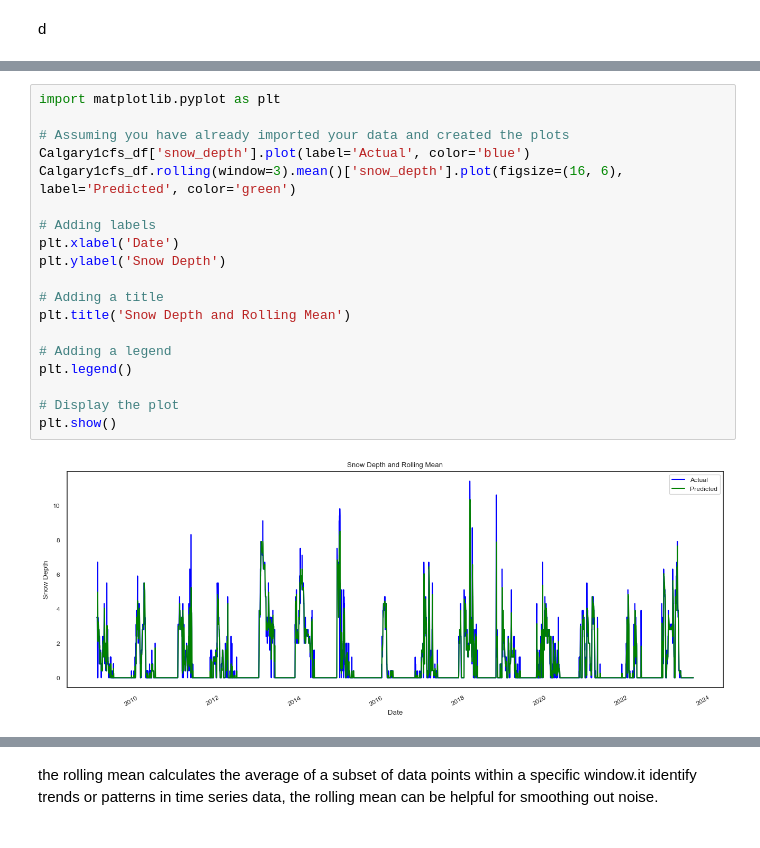
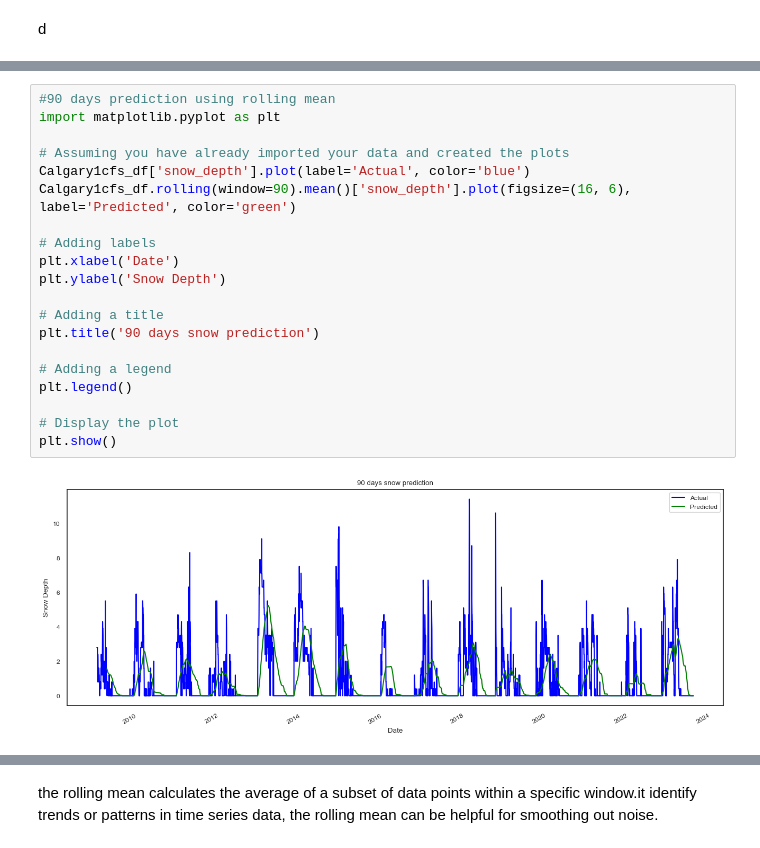
Before and after one commit to Oluyomy/Final_Lhl_Project, a Jupyter notebook: CalweatherNOAA0806snow all.ipynb, the cells around one changed output, grey strips where cells are left out. Cells and saved outputs as stored; diff of their text form.

```diff
--- a/CalweatherNOAA0806snow all.ipynb
+++ b/CalweatherNOAA0806snow all.ipynb
@@ -1102,21 +1570,22 @@ d
 # %%
+#90 days prediction using rolling mean
 import matplotlib.pyplot as plt
 
 # Assuming you have already imported your data and created the plots
 Calgary1cfs_df['snow_depth'].plot(label='Actual', color='blue')
-Calgary1cfs_df.rolling(window=3).mean()['snow_depth'].plot(figsize=(16, 6), label='Predicted', color='green')
+Calgary1cfs_df.rolling(window=90).mean()['snow_depth'].plot(figsize=(16, 6), label='Predicted', color='green')
 
 # Adding labels
 plt.xlabel('Date')
 plt.ylabel('Snow Depth')
 
 # Adding a title
-plt.title('Snow Depth and Rolling Mean')
+plt.title('90 days snow prediction')
 
 # Adding a legend
 plt.legend()
 
 # Display the plot
 plt.show()
 # %% [output]
-[figure, old version]
+[figure, new version]
```
Also changed, not shown: parts of 76 cells of this notebook, 1 other file.
